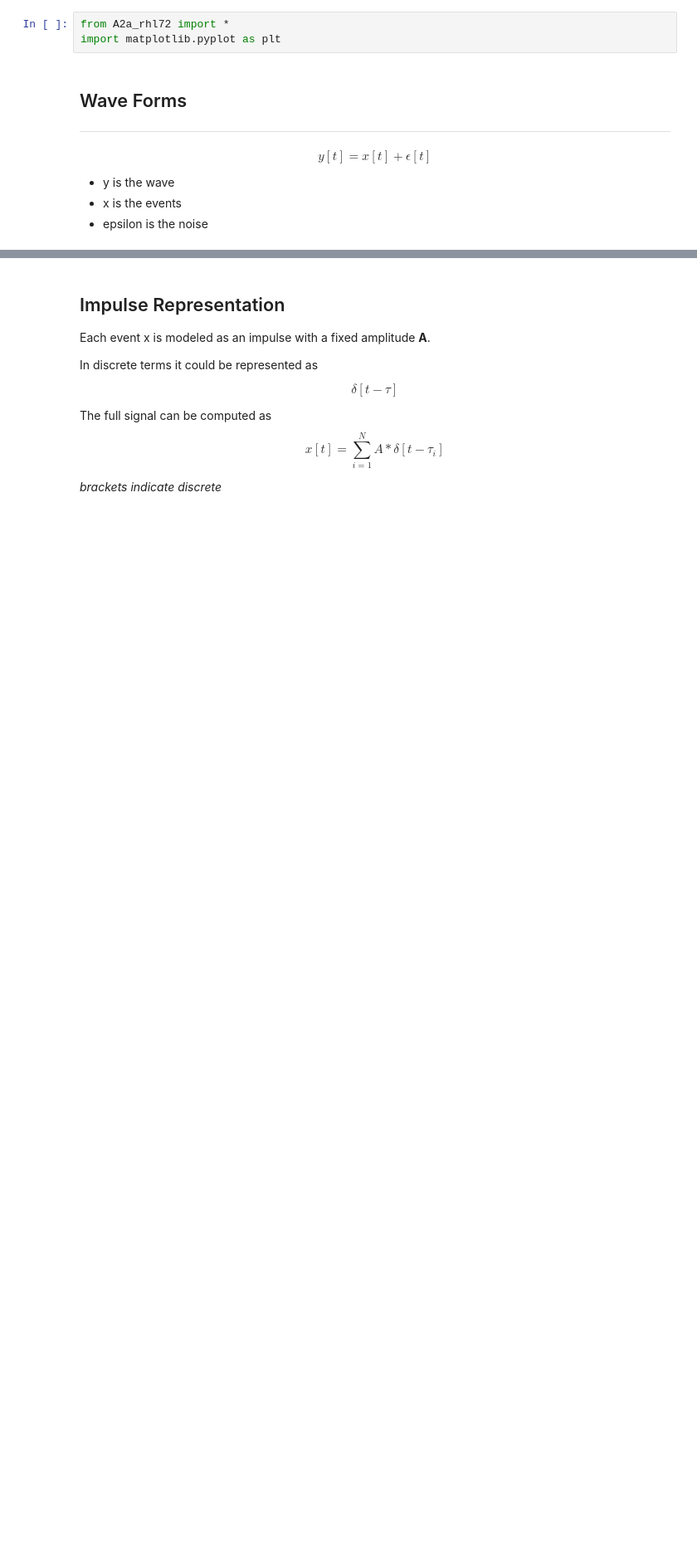
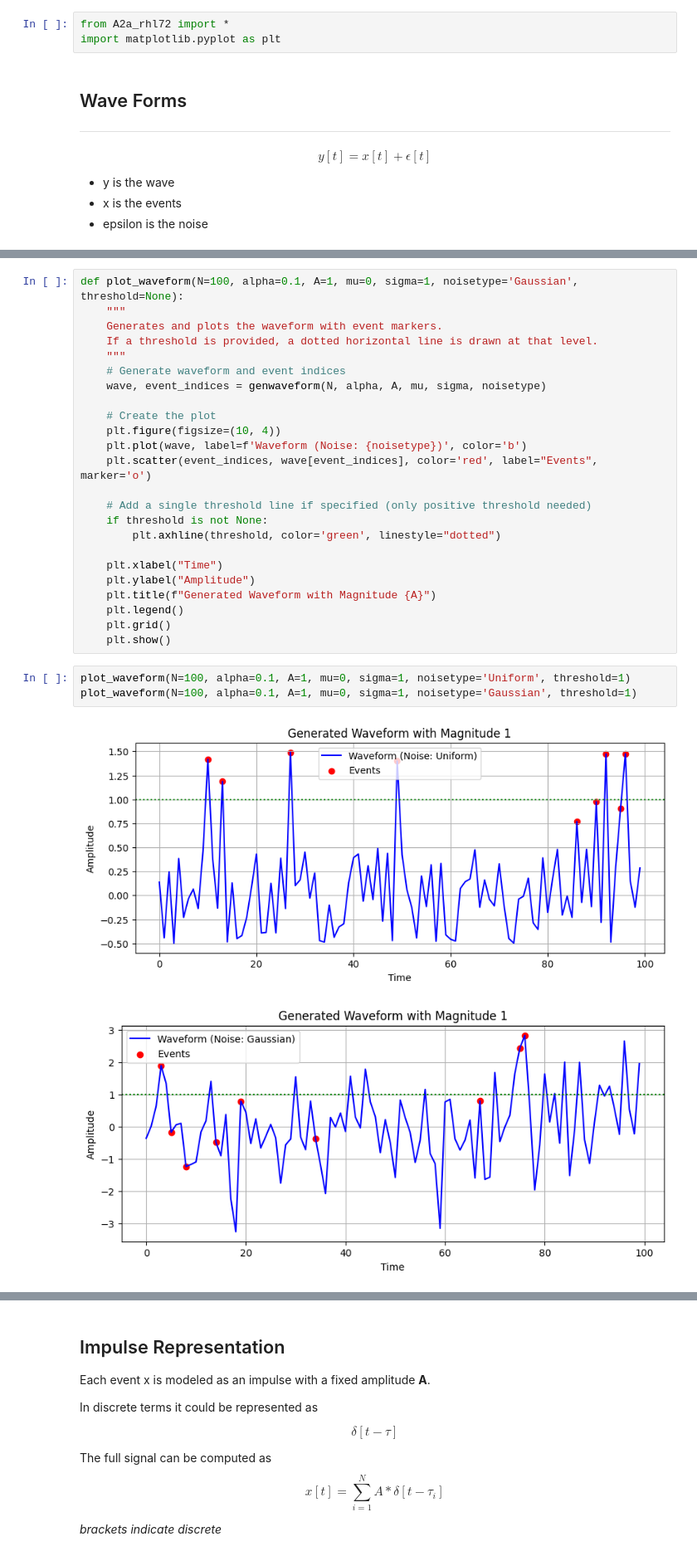
Before and after one commit to RyanL72/CSDS_364, a Jupyter notebook: Assignment_A2a/A2a_rhl72.ipynb, the cells around one changed output, grey strips where cells are left out. Shown at 83% size. Cells and saved outputs as stored; diff of their text form; blank space fills up the shorter version.

```diff
--- a/Assignment_A2a/A2a_rhl72.ipynb
+++ b/Assignment_A2a/A2a_rhl72.ipynb
@@ -17,0 +49,30 @@ $$
+# %%
+def plot_waveform(N=100, alpha=0.1, A=1, mu=0, sigma=1, noisetype='Gaussian', threshold=None):
+    """
+    Generates and plots the waveform with event markers.
+    If a threshold is provided, a dotted horizontal line is drawn at that level.
+    """
+    # Generate waveform and event indices
+    wave, event_indices = genwaveform(N, alpha, A, mu, sigma, noisetype)
+
+    # Create the plot
+    plt.figure(figsize=(10, 4))
+    plt.plot(wave, label=f'Waveform (Noise: {noisetype})', color='b')
+    plt.scatter(event_indices, wave[event_indices], color='red', label="Events", marker='o')
+
+    # Add a single threshold line if specified (only positive threshold needed)
+    if threshold is not None:
+        plt.axhline(threshold, color='green', linestyle="dotted")
+
+    plt.xlabel("Time")
+    plt.ylabel("Amplitude")
+    plt.title(f"Generated Waveform with Magnitude {A}")
+    plt.legend()
+    plt.grid()
+    plt.show()
+# %%
+plot_waveform(N=100, alpha=0.1, A=1, mu=0, sigma=1, noisetype='Uniform', threshold=1)
+plot_waveform(N=100, alpha=0.1, A=1, mu=0, sigma=1, noisetype='Gaussian', threshold=1)
+# %% [output]
+[figure, added]
+[figure, added]
```
Also changed, not shown: parts of 18 cells of this notebook, 1 other file.
